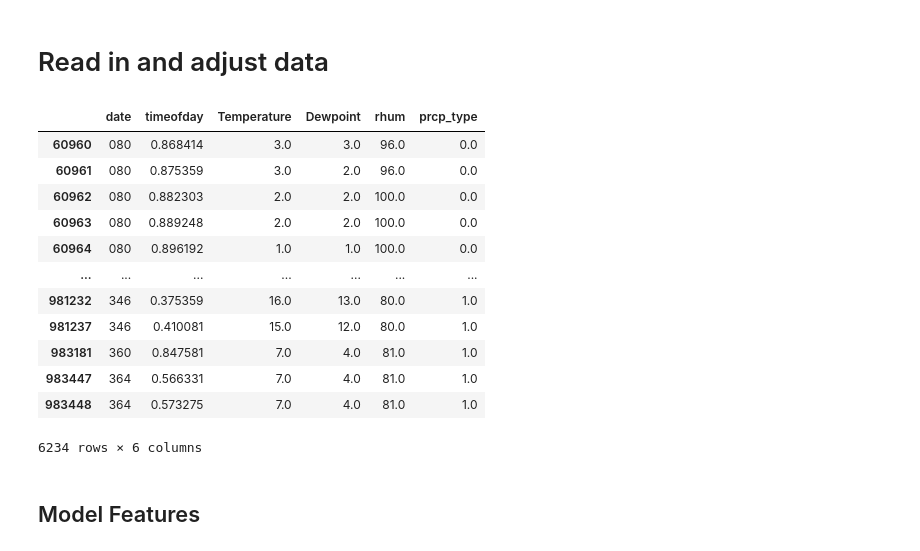
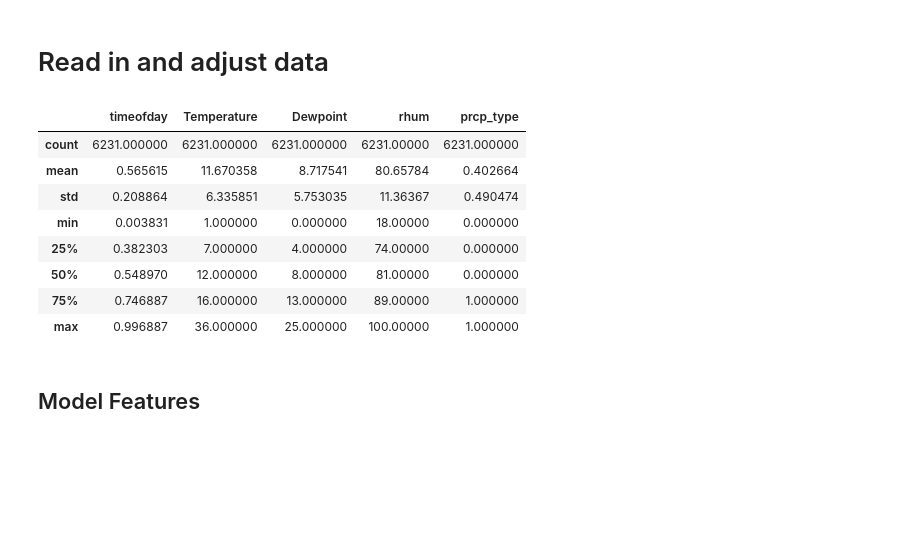
Before and after one commit to szymbor2/ATMS597-Project5-GroupG, a Jupyter notebook: Copy of project5.ipynb, the cells around one changed output. Cells and saved outputs as stored; diff of their text form; code cells hidden in the pictures; blank space fills up the shorter version.

Commit message:
Removed negative RH values. Better Random Forest hyperparameters.

```diff
--- a/Copy of project5.ipynb
+++ b/Copy of project5.ipynb
@@ -198,28 +198,27 @@ for yr in range(2000, 2020):
 # %%
 # Read in the file
 data = pd.read_csv(YOUR_DIRECTORY + 'data.csv')
 data['date'] = pd.to_datetime(data['date']).apply(lambda x: x.strftime('%j')) # Change date column to datetime
 
 # Drop Columns
 data.drop(columns = ['Wind', 'sixhourly', 'dayprecip', 'Gusts', 'hourly', 'solid', 'liquid', 'Variable_Winds'], inplace = True)
 
+# Replace negative RH values with NaNs
+data.loc[(data['rhum'] < 0)] = np.nan
+
 # Drop NaNs
 data = data.filter(['date','timeofday', 'Wind_direction', 'Wind_speed', 'Temperature', 'Dewpoint', 'rhum', 'prcp_type']).dropna()
-data
+data.describe()
 # %% [output]
-|  | date | timeofday | Temperature | Dewpoint | rhum | prcp_type |
-| 60960 | 080 | 0.868414 | 3.0 | 3.0 | 96.0 | 0.0 |
-| 60961 | 080 | 0.875359 | 3.0 | 2.0 | 96.0 | 0.0 |
-| 60962 | 080 | 0.882303 | 2.0 | 2.0 | 100.0 | 0.0 |
-| 60963 | 080 | 0.889248 | 2.0 | 2.0 | 100.0 | 0.0 |
-| 60964 | 080 | 0.896192 | 1.0 | 1.0 | 100.0 | 0.0 |
-| ... | ... | ... | ... | ... | ... | ... |
-| 981232 | 346 | 0.375359 | 16.0 | 13.0 | 80.0 | 1.0 |
-| 981237 | 346 | 0.410081 | 15.0 | 12.0 | 80.0 | 1.0 |
-| 983181 | 360 | 0.847581 | 7.0 | 4.0 | 81.0 | 1.0 |
-| 983447 | 364 | 0.566331 | 7.0 | 4.0 | 81.0 | 1.0 |
-| 983448 | 364 | 0.573275 | 7.0 | 4.0 | 81.0 | 1.0 |
+|  | timeofday | Temperature | Dewpoint | rhum | prcp_type |
+| count | 6231.000000 | 6231.000000 | 6231.000000 | 6231.00000 | 6231.000000 |
+| mean | 0.565615 | 11.670358 | 8.717541 | 80.65784 | 0.402664 |
+| std | 0.208864 | 6.335851 | 5.753035 | 11.36367 | 0.490474 |
+| min | 0.003831 | 1.000000 | 0.000000 | 18.00000 | 0.000000 |
+| 25% | 0.382303 | 7.000000 | 4.000000 | 74.00000 | 0.000000 |
+| 50% | 0.548970 | 12.000000 | 8.000000 | 81.00000 | 0.000000 |
+| 75% | 0.746887 | 16.000000 | 13.000000 | 89.00000 | 1.000000 |
+| max | 0.996887 | 36.000000 | 25.000000 | 100.00000 | 1.000000 |
-6234 rows × 6 columns
 # %% [markdown]
 ## Model Features
 # %%
```
Also changed, not shown: parts of 3 cells of this notebook.
